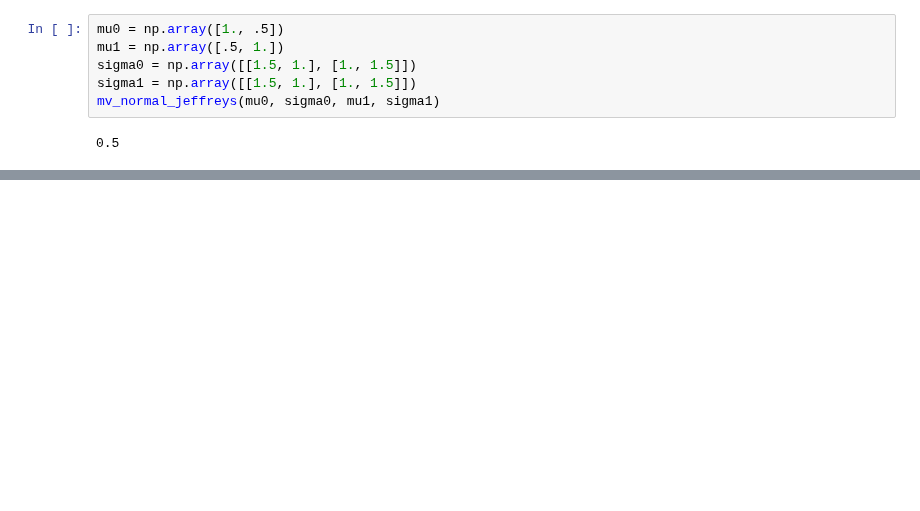
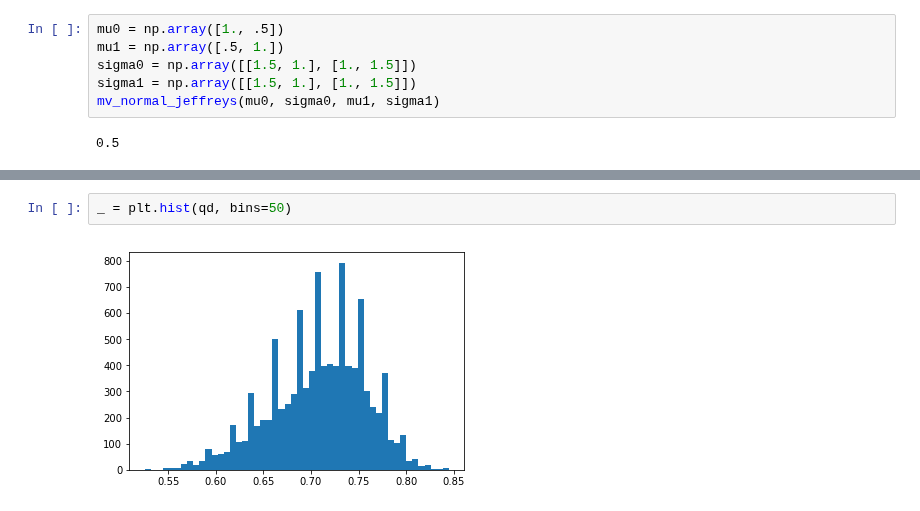
Before and after one commit to BouchardLab/noise_correlations, a Jupyter notebook: notebooks/symmetric_KL.ipynb, the cells around one changed output, grey strips where cells are left out. Saved outputs shown, nothing was run; the diff lists cells and outputs as text; blank space fills up the shorter version.

```diff
--- a/notebooks/symmetric_KL.ipynb
+++ b/notebooks/symmetric_KL.ipynb
@@ -219,0 +242,4 @@ _ = plt.hist(ld, bins=50)
+# %%
+_ = plt.hist(qd, bins=50)
+# %% [output]
+[figure, added]
```
Also changed, not shown: parts of 12 cells of this notebook.
